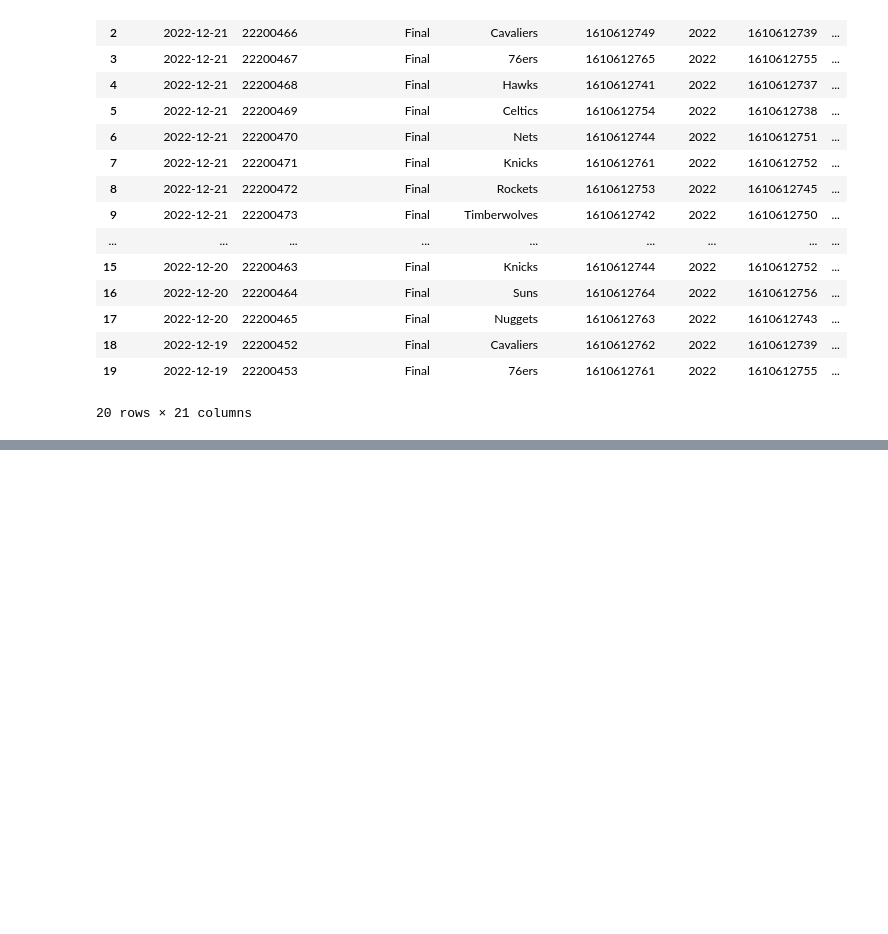
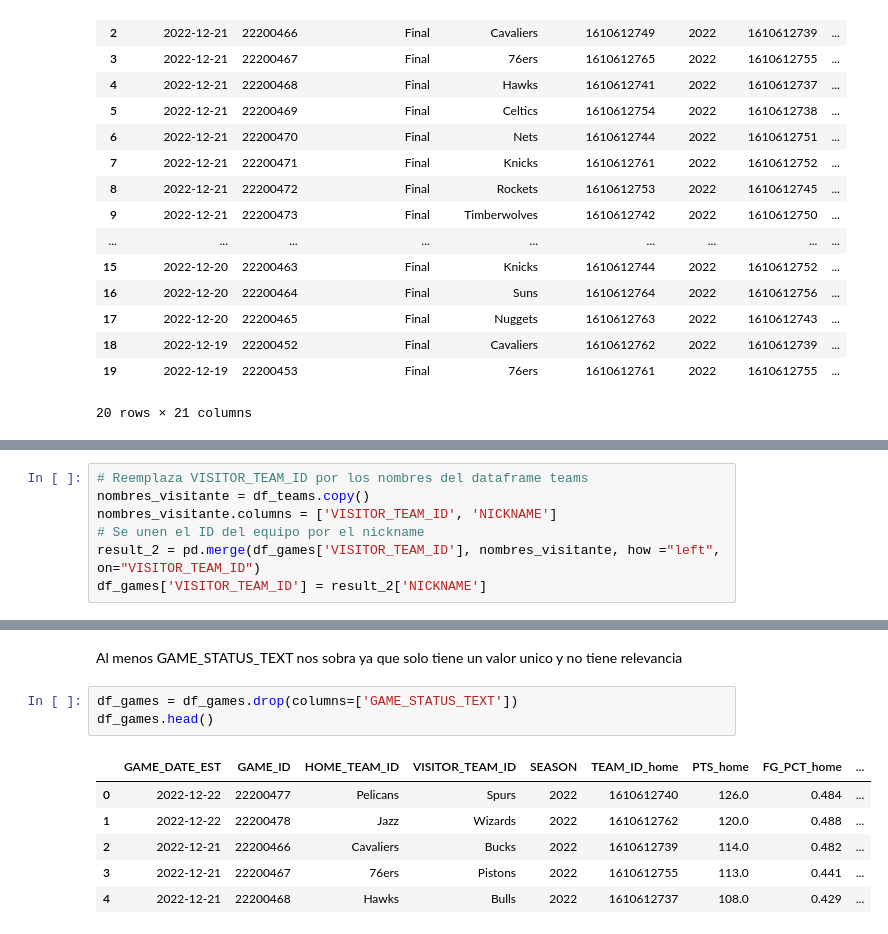
Before and after one commit to dcristobalhMad/ml-entrega2, a Jupyter notebook: entrega.ipynb, the cells around one changed output, grey strips where cells are left out. Drawn from its saved outputs; the diff is of its cells as text; blank space fills up the shorter version.

Commit message:
Feat: match id with visitor team and remove GAME_STATUS var

```diff
--- a/entrega.ipynb
+++ b/entrega.ipynb
@@ -452,0 +455,7 @@ df_games.head(20)
+# %%
+# Reemplaza VISITOR_TEAM_ID por los nombres del dataframe teams
+nombres_visitante = df_teams.copy()
+nombres_visitante.columns = ['VISITOR_TEAM_ID', 'NICKNAME']
+# Se unen el ID del equipo por el nickname
+result_2 = pd.merge(df_games['VISITOR_TEAM_ID'], nombres_visitante, how ="left", on="VISITOR_TEAM_ID")
+df_games['VISITOR_TEAM_ID'] = result_2['NICKNAME']
@@ -452,0 +495,12 @@ df_games.head(20)
+# %% [markdown]
+Al menos GAME_STATUS_TEXT nos sobra ya que solo tiene un valor unico y no tiene relevancia
+# %%
+df_games = df_games.drop(columns=['GAME_STATUS_TEXT'])
+df_games.head()
+# %% [output]
+|  | GAME_DATE_EST | GAME_ID | HOME_TEAM_ID | VISITOR_TEAM_ID | SEASON | TEAM_ID_home | PTS_home | FG_PCT_home | ... |
+| 0 | 2022-12-22 | 22200477 | Pelicans | Spurs | 2022 | 1610612740 | 126.0 | 0.484 | ... |
+| 1 | 2022-12-22 | 22200478 | Jazz | Wizards | 2022 | 1610612762 | 120.0 | 0.488 | ... |
+| 2 | 2022-12-21 | 22200466 | Cavaliers | Bucks | 2022 | 1610612739 | 114.0 | 0.482 | ... |
+| 3 | 2022-12-21 | 22200467 | 76ers | Pistons | 2022 | 1610612755 | 113.0 | 0.441 | ... |
+| 4 | 2022-12-21 | 22200468 | Hawks | Bulls | 2022 | 1610612737 | 108.0 | 0.429 | ... |
```
Also changed, not shown: parts of 4 cells of this notebook.
